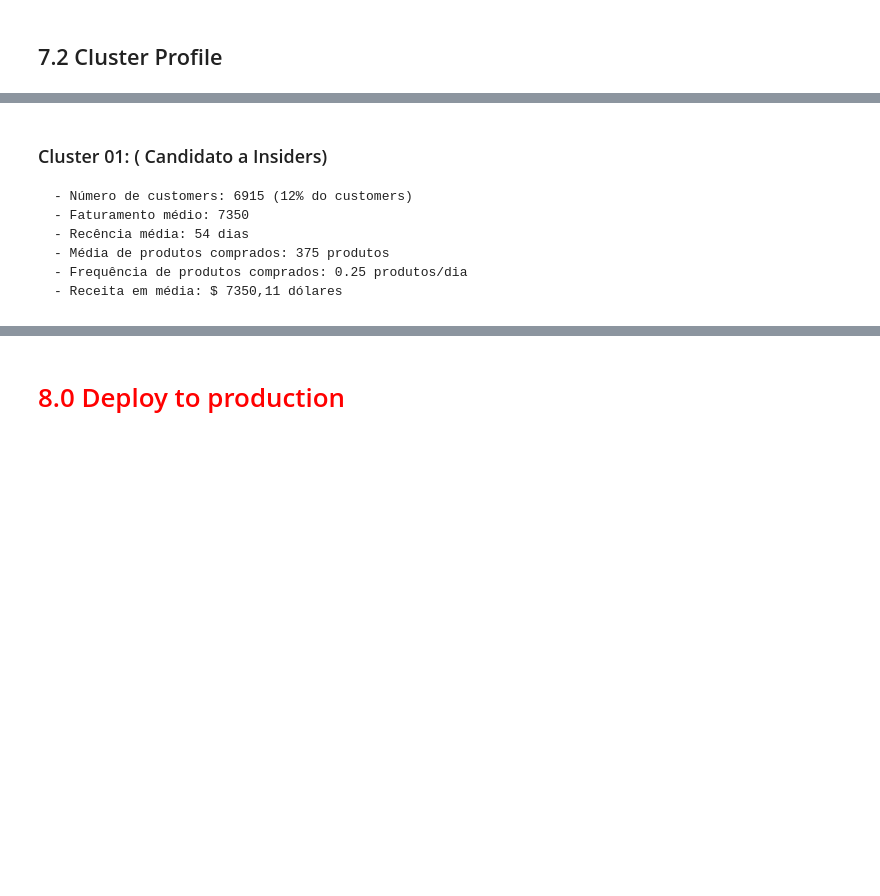
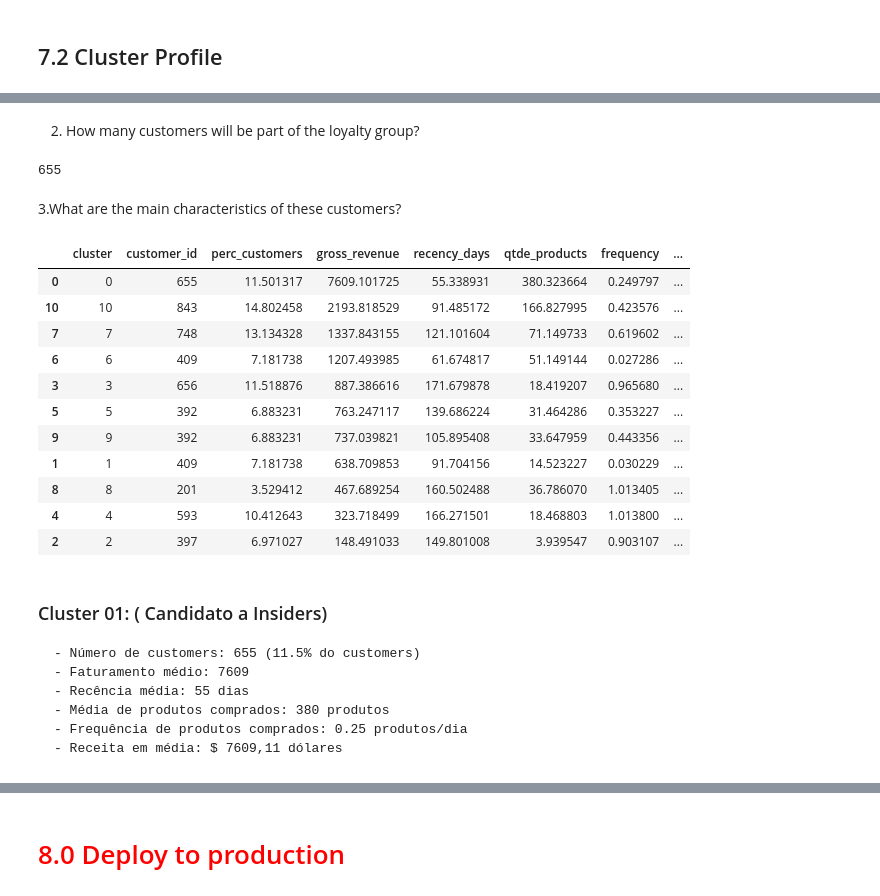
Before and after one commit to PedrosaFelipe/insiders_clustering, a Jupyter notebook: notebooks/c9.0-fsp-deploy-cloud.ipynb, the cells around one changed output, grey strips where cells are left out. Drawn from its saved outputs; the diff is of its cells as text; code cells hidden in the pictures; blank space fills up the shorter version.

```diff
--- a/notebooks/c9.0-fsp-deploy-cloud.ipynb
+++ b/notebooks/c9.0-fsp-deploy-cloud.ipynb
@@ -576,9 +610,32 @@ df_cluster
+# %% [markdown]
+2. How many customers will be part of the loyalty group?
+# %%
+df_champions.size
+# %% [output]
+655
+# %% [markdown]
+3.What are the main characteristics of these customers?
+# %%
+df_cluster.sort_values('gross_revenue', ascending = False)
+# %% [output]
+|  | cluster | customer_id | perc_customers | gross_revenue | recency_days | qtde_products | frequency | ... |
+| 0 | 0 | 655 | 11.501317 | 7609.101725 | 55.338931 | 380.323664 | 0.249797 | ... |
+| 10 | 10 | 843 | 14.802458 | 2193.818529 | 91.485172 | 166.827995 | 0.423576 | ... |
+| 7 | 7 | 748 | 13.134328 | 1337.843155 | 121.101604 | 71.149733 | 0.619602 | ... |
+| 6 | 6 | 409 | 7.181738 | 1207.493985 | 61.674817 | 51.149144 | 0.027286 | ... |
+| 3 | 3 | 656 | 11.518876 | 887.386616 | 171.679878 | 18.419207 | 0.965680 | ... |
+| 5 | 5 | 392 | 6.883231 | 763.247117 | 139.686224 | 31.464286 | 0.353227 | ... |
+| 9 | 9 | 392 | 6.883231 | 737.039821 | 105.895408 | 33.647959 | 0.443356 | ... |
+| 1 | 1 | 409 | 7.181738 | 638.709853 | 91.704156 | 14.523227 | 0.030229 | ... |
+| 8 | 8 | 201 | 3.529412 | 467.689254 | 160.502488 | 36.786070 | 1.013405 | ... |
+| 4 | 4 | 593 | 10.412643 | 323.718499 | 166.271501 | 18.468803 | 1.013800 | ... |
+| 2 | 2 | 397 | 6.971027 | 148.491033 | 149.801008 | 3.939547 | 0.903107 | ... |
 # %% [markdown]
 ### Cluster 01: ( Candidato a Insiders)
 
-    - Número de customers: 6915 (12% do customers)
-    - Faturamento médio: 7350
-    - Recência média: 54 dias
-    - Média de produtos comprados: 375 produtos
+    - Número de customers: 655 (11.5% do customers)
+    - Faturamento médio: 7609
+    - Recência média: 55 dias
+    - Média de produtos comprados: 380 produtos
     - Frequência de produtos comprados: 0.25 produtos/dia
-    - Receita em média: $ 7350,11 dólares
+    - Receita em média: $ 7609,11 dólares
```
Also changed, not shown: parts of 18 cells of this notebook, 1 other file.
